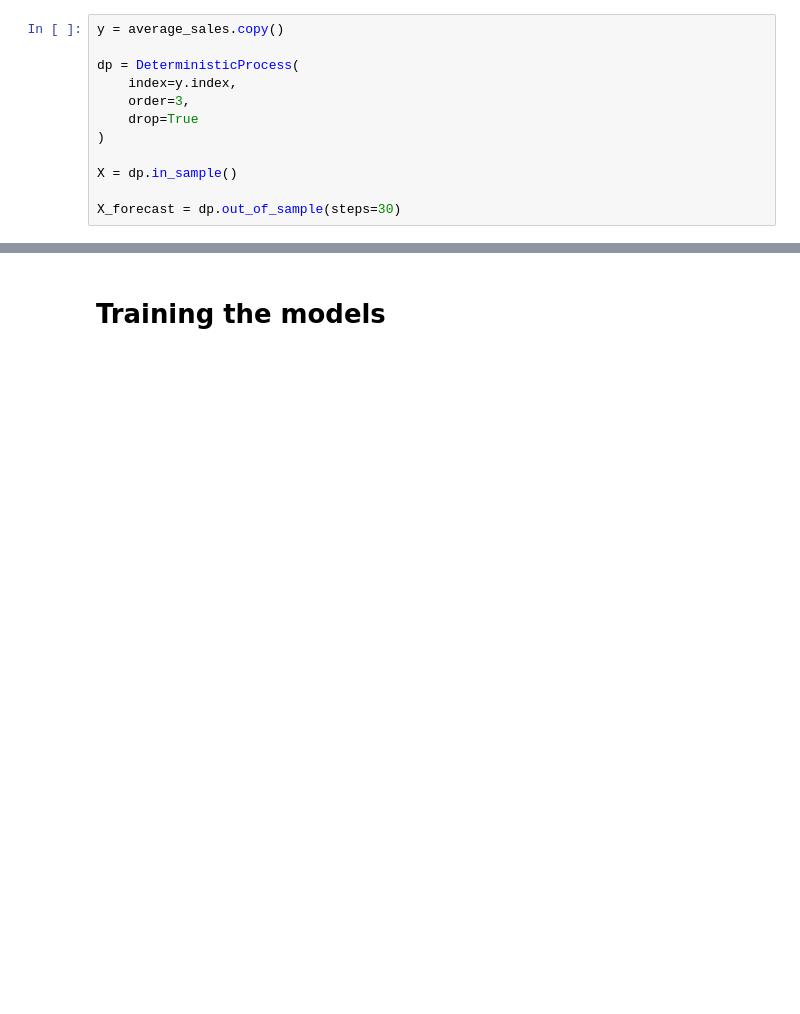
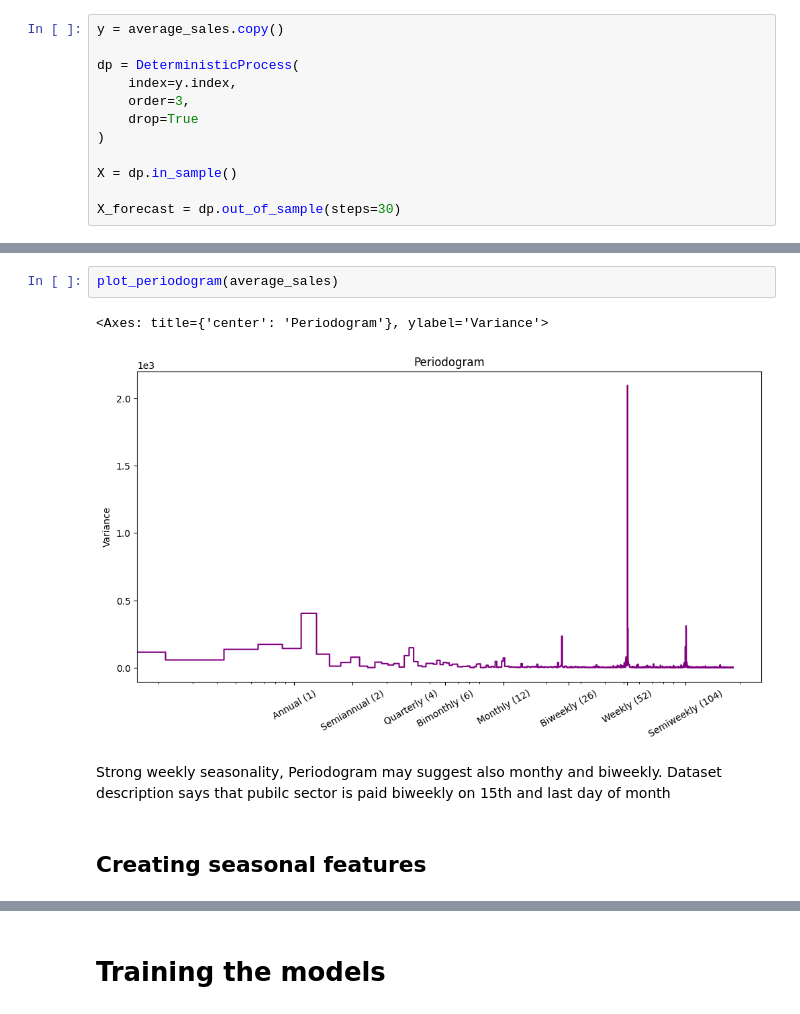
Before and after one commit to Arczi4/kaggle-store-sales, a Jupyter notebook: store_sales.ipynb, the cells around one changed output, grey strips where cells are left out. Drawn from its saved outputs; the diff is of its cells as text; blank space fills up the shorter version.

```diff
--- a/store_sales.ipynb
+++ b/store_sales.ipynb
@@ -298,0 +313,9 @@ ax.legend()
+# %%
+plot_periodogram(average_sales)
+# %% [output]
+<Axes: title={'center': 'Periodogram'}, ylabel='Variance'>
+[figure, added]
+# %% [markdown]
+Strong weekly seasonality, Periodogram may suggest also monthy and biweekly. Dataset description says that pubilc sector is paid biweekly on 15th and last day of month
+# %% [markdown]
+## Creating seasonal features
```
Also changed, not shown: parts of 39 cells of this notebook, 2 other files.
